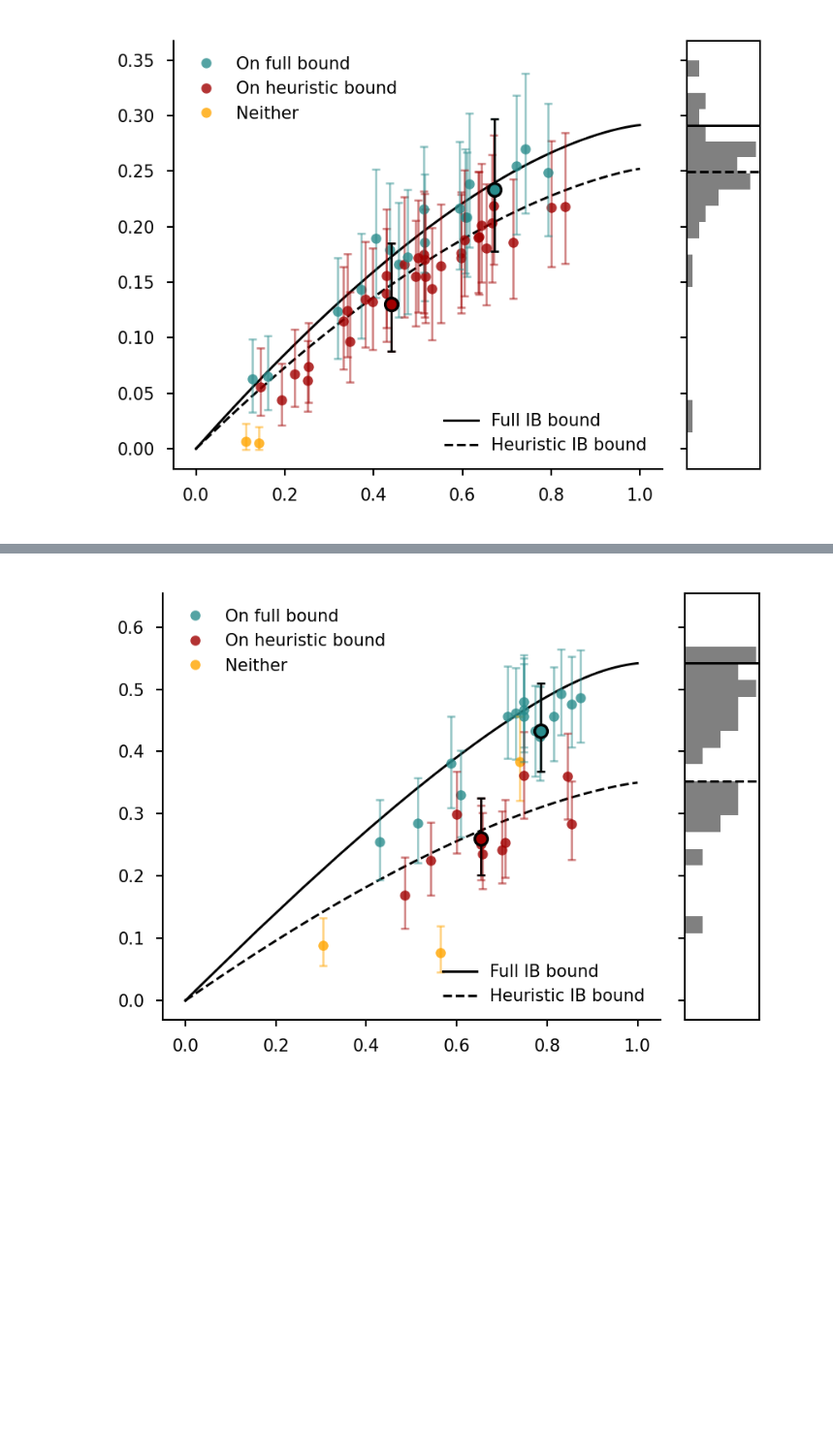
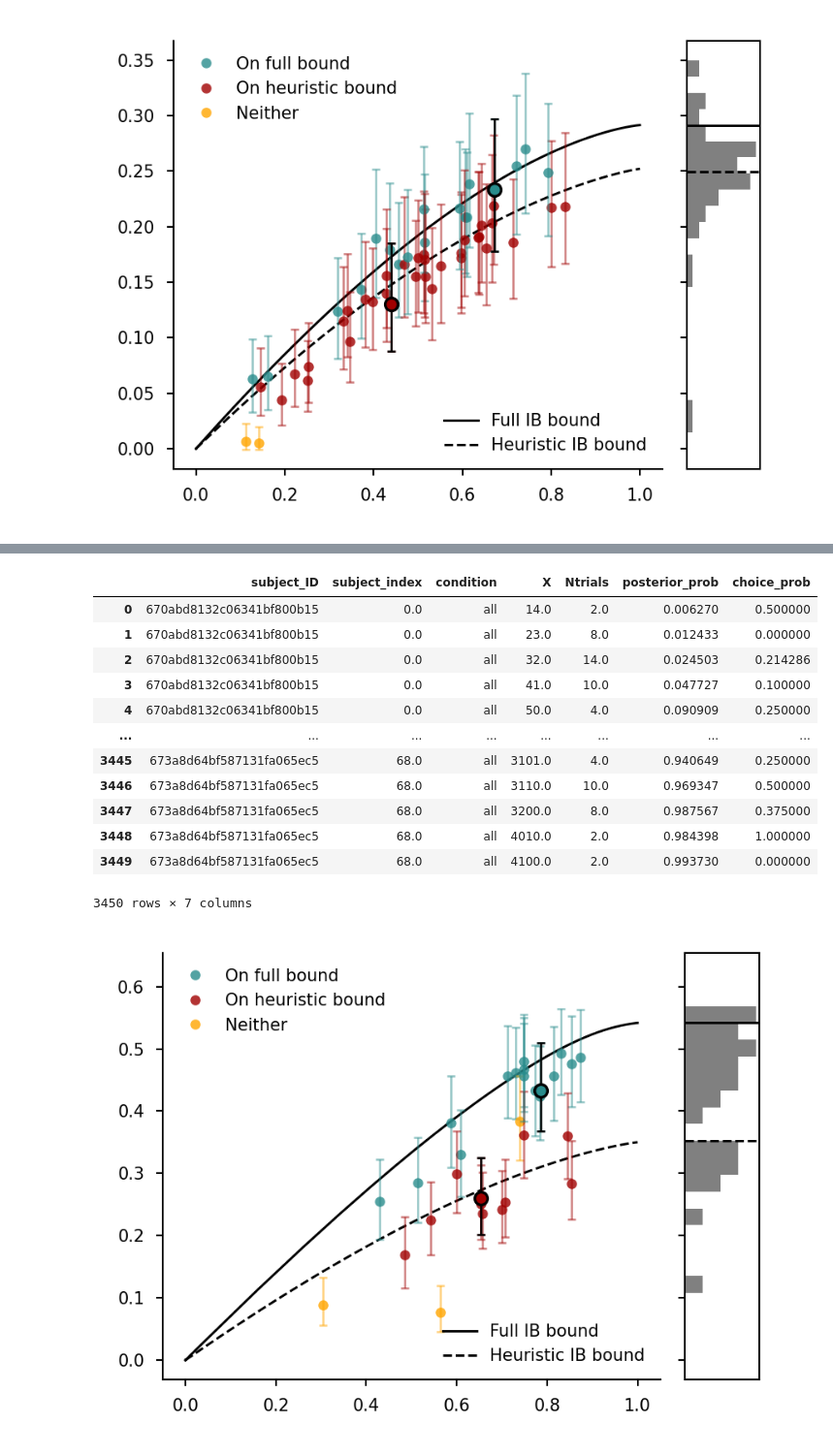
Before and after one commit to jacobaparker/human-inference-IB, a Jupyter notebook: main_analyses_figures.ipynb, the cells around one changed output, grey strips where cells are left out. Shown at 97% size. Drawn from its saved outputs; the diff is of its cells as text; code cells hidden in the pictures; blank space fills up the shorter version.

```diff
--- a/main_analyses_figures.ipynb
+++ b/main_analyses_figures.ipynb
@@ -959,3 +1065,19 @@ savefig(fig, 'Figure4/figure4_horses_midWS_IBplot')
+# %%
+choicedf_
+# %% [output]
+|  | subject_ID | subject_index | condition | X | Ntrials | posterior_prob | choice_prob |
+| 0 | 670abd8132c06341bf800b15 | 0.0 | all | 14.0 | 2.0 | 0.006270 | 0.500000 |
+| 1 | 670abd8132c06341bf800b15 | 0.0 | all | 23.0 | 8.0 | 0.012433 | 0.000000 |
+| 2 | 670abd8132c06341bf800b15 | 0.0 | all | 32.0 | 14.0 | 0.024503 | 0.214286 |
+| 3 | 670abd8132c06341bf800b15 | 0.0 | all | 41.0 | 10.0 | 0.047727 | 0.100000 |
+| 4 | 670abd8132c06341bf800b15 | 0.0 | all | 50.0 | 4.0 | 0.090909 | 0.250000 |
+| ... | ... | ... | ... | ... | ... | ... | ... |
+| 3445 | 673a8d64bf587131fa065ec5 | 68.0 | all | 3101.0 | 4.0 | 0.940649 | 0.250000 |
+| 3446 | 673a8d64bf587131fa065ec5 | 68.0 | all | 3110.0 | 10.0 | 0.969347 | 0.500000 |
+| 3447 | 673a8d64bf587131fa065ec5 | 68.0 | all | 3200.0 | 8.0 | 0.987567 | 0.375000 |
+| 3448 | 673a8d64bf587131fa065ec5 | 68.0 | all | 4010.0 | 2.0 | 0.984398 | 1.000000 |
+| 3449 | 673a8d64bf587131fa065ec5 | 68.0 | all | 4100.0 | 2.0 | 0.993730 | 0.000000 |
+3450 rows × 7 columns
 # %%
 # plot subject data in IB space
 # EXCLUDE those with I(X;R) < 0.05
```
Also changed, not shown: parts of 8 cells of this notebook, 12 other files.
